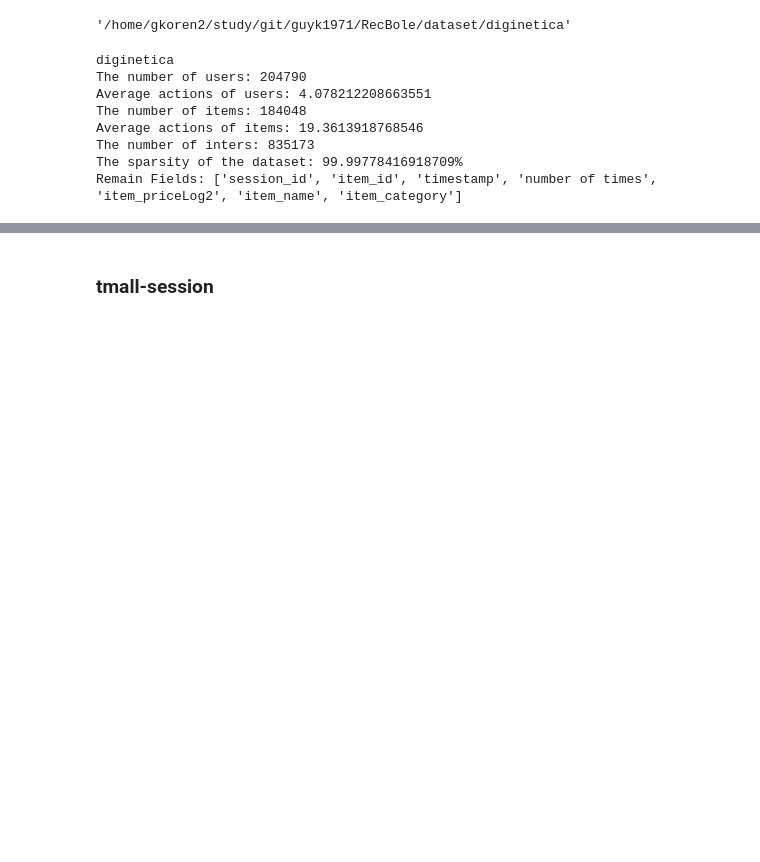
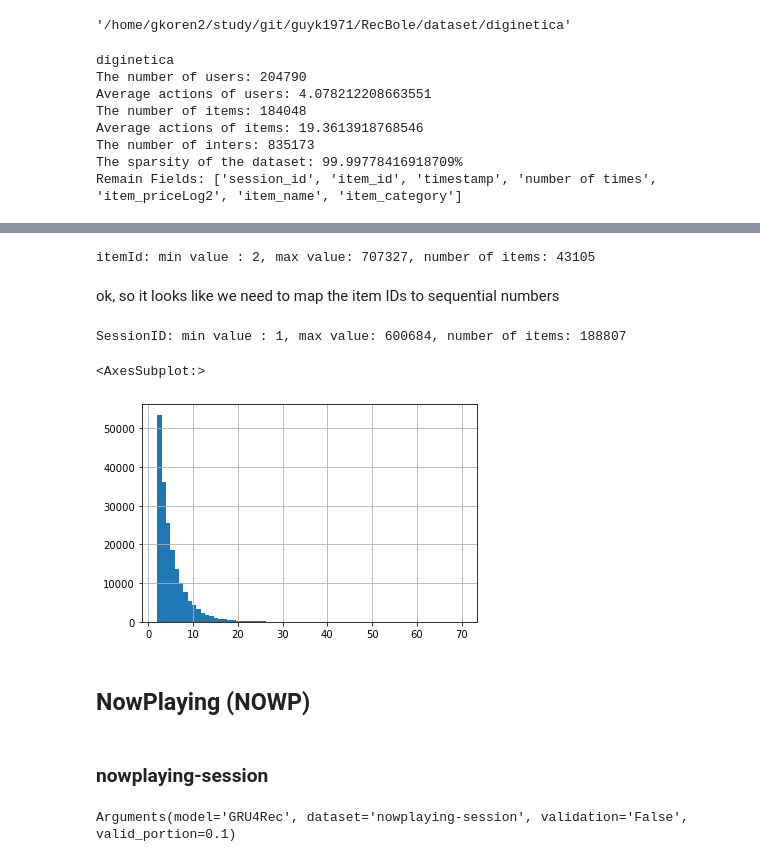
Before and after one commit to guyk1971/RecBole, a Jupyter notebook: experiments/explore datasets.ipynb, the cells around one changed output, grey strips where cells are left out. Saved outputs shown, nothing was run; the diff lists cells and outputs as text; code cells hidden in the pictures; blank space fills up the shorter version.

Commit message:
notebook can convert from srec to recbole session

```diff
--- a/experiments/explore datasets.ipynb
+++ b/experiments/explore datasets.ipynb
@@ -195,0 +244,4 @@ print(diginetica.inter_feat.head())
+# %%
+srec_datasets_path = '/home/gkoren2/datasets/recsys/seq_recsys_datasets'
+srec_digi_path= os.path.join(srec_datasets_path,'diginetica/prepared')
+os.listdir(srec_digi_path)
@@ -195,0 +259,4 @@ print(diginetica.inter_feat.head())
+# %%
+srec_digi_train_df = pd.read_csv(os.path.join(srec_digi_path,'train-item-views_train_full.txt'),sep='\t')
+srec_digi_train_df.head()
+df=srec_digi_train_df
@@ -196,2 +277,26 @@ print(diginetica.inter_feat.head())
+# %%
+# check ItemID statistics
+print(f'itemId: min value : {df.ItemId.min()}, max value: {df.ItemId.max()}, number of items: {len(df.ItemId.unique())}')
+# %% [output]
+itemId: min value : 2, max value: 707327, number of items: 43105
+# %% [markdown]
+ok, so it looks like we need to map the item IDs to sequential numbers
+# %%
+# check sessionID statistics
+print(f'SessionID: min value : {df.SessionId.min()}, max value: {df.SessionId.max()}, number of items: {len(df.SessionId.unique())}')
+# %% [output]
+SessionID: min value : 1, max value: 600684, number of items: 188807
+# %%
+df.groupby('SessionId').size().hist(bins=70)
+# %% [output]
+<AxesSubplot:>
+[figure, added]
+# %% [markdown]
+## NowPlaying (NOWP)
 # %% [markdown]
-### tmall-session
+### nowplaying-session
+# %%
+args=Arguments(dataset='nowplaying-session')
+args
+# %% [output]
+Arguments(model='GRU4Rec', dataset='nowplaying-session', validation='False', valid_portion=0.1)
```
Also changed, not shown: parts of 33 cells of this notebook, 6 other files.
